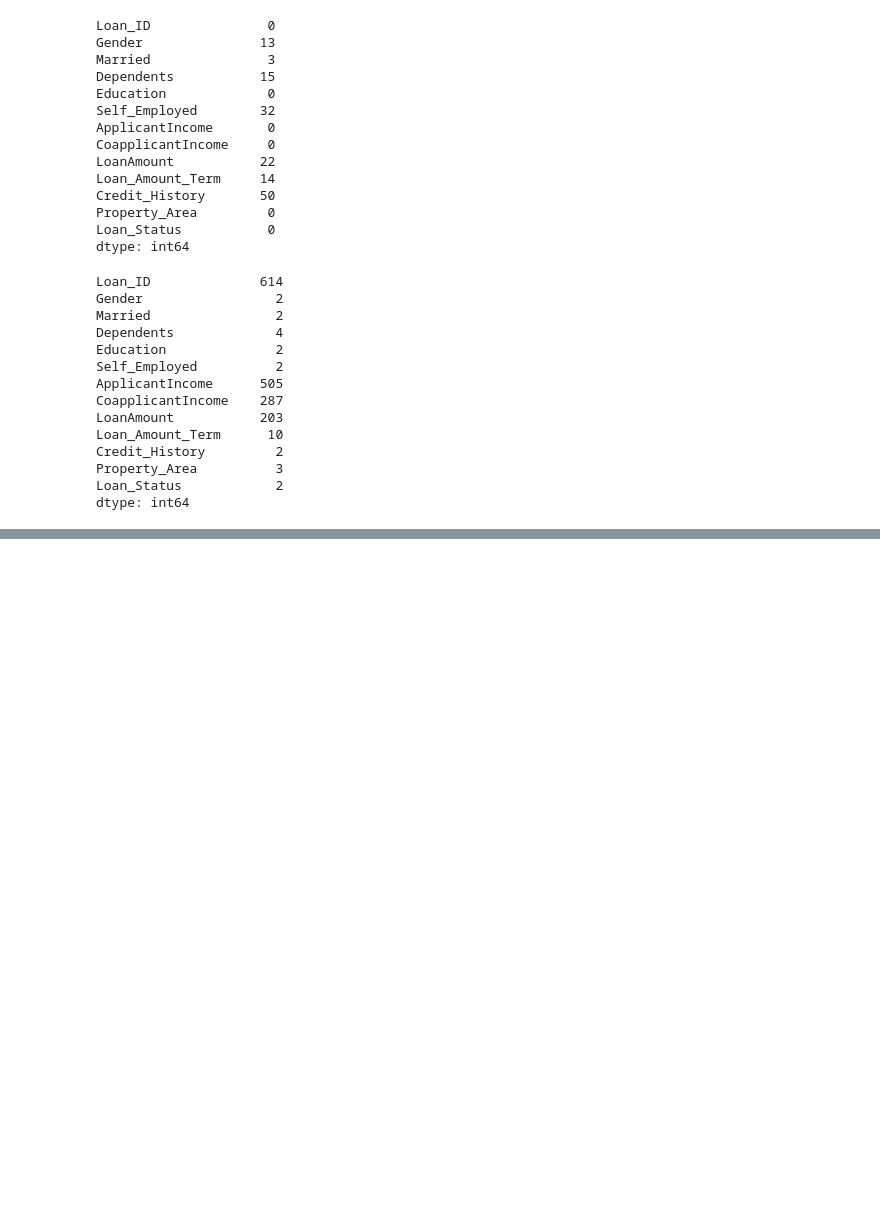
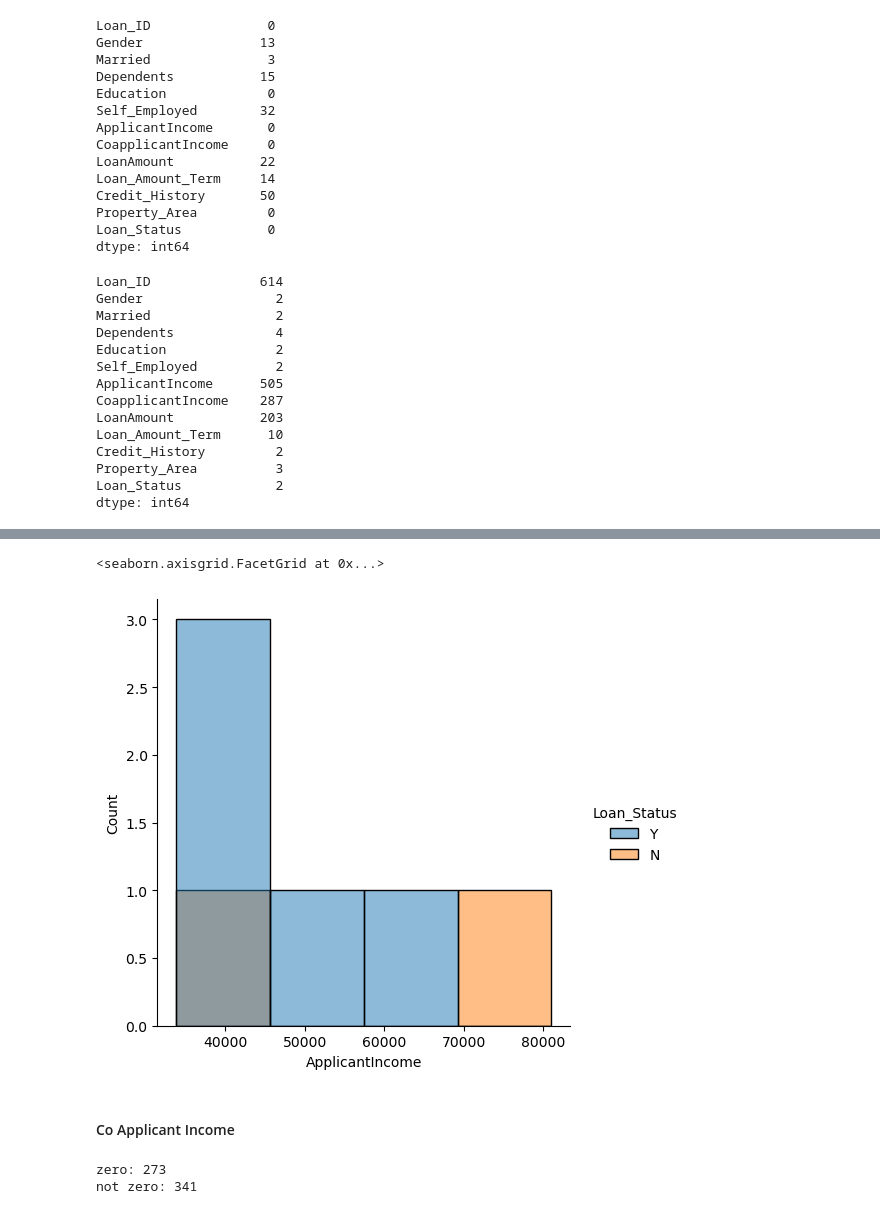
Before and after one commit to sher2008v/ml-practice-lab, a Jupyter notebook: 3- loan-approval-ensemble-comparison/ensemble_comparison.ipynb, the cells around one changed output, grey strips where cells are left out. Drawn from its saved outputs; the diff is of its cells as text; code cells hidden in the pictures; blank space fills up the shorter version.

```diff
--- a/3- loan-approval-ensemble-comparison/ensemble_comparison.ipynb
+++ b/3- loan-approval-ensemble-comparison/ensemble_comparison.ipynb
@@ -97,0 +271,12 @@ data.sample(6)
+# %%
+sns.displot(above_30k_df, x='ApplicantIncome', hue='Loan_Status')
+# %% [output]
+<seaborn.axisgrid.FacetGrid at 0x...>
+[figure, added]
+# %% [markdown]
+#### Co Applicant Income
+# %%
+print(f'zero: {test_df[test_df.CoapplicantIncome == 0].shape[0]}\nnot zero: {test_df[test_df.CoapplicantIncome != 0].shape[0]}')
+# %% [output]
+zero: 273
+not zero: 341
```
Also changed, not shown: parts of 48 cells of this notebook.
